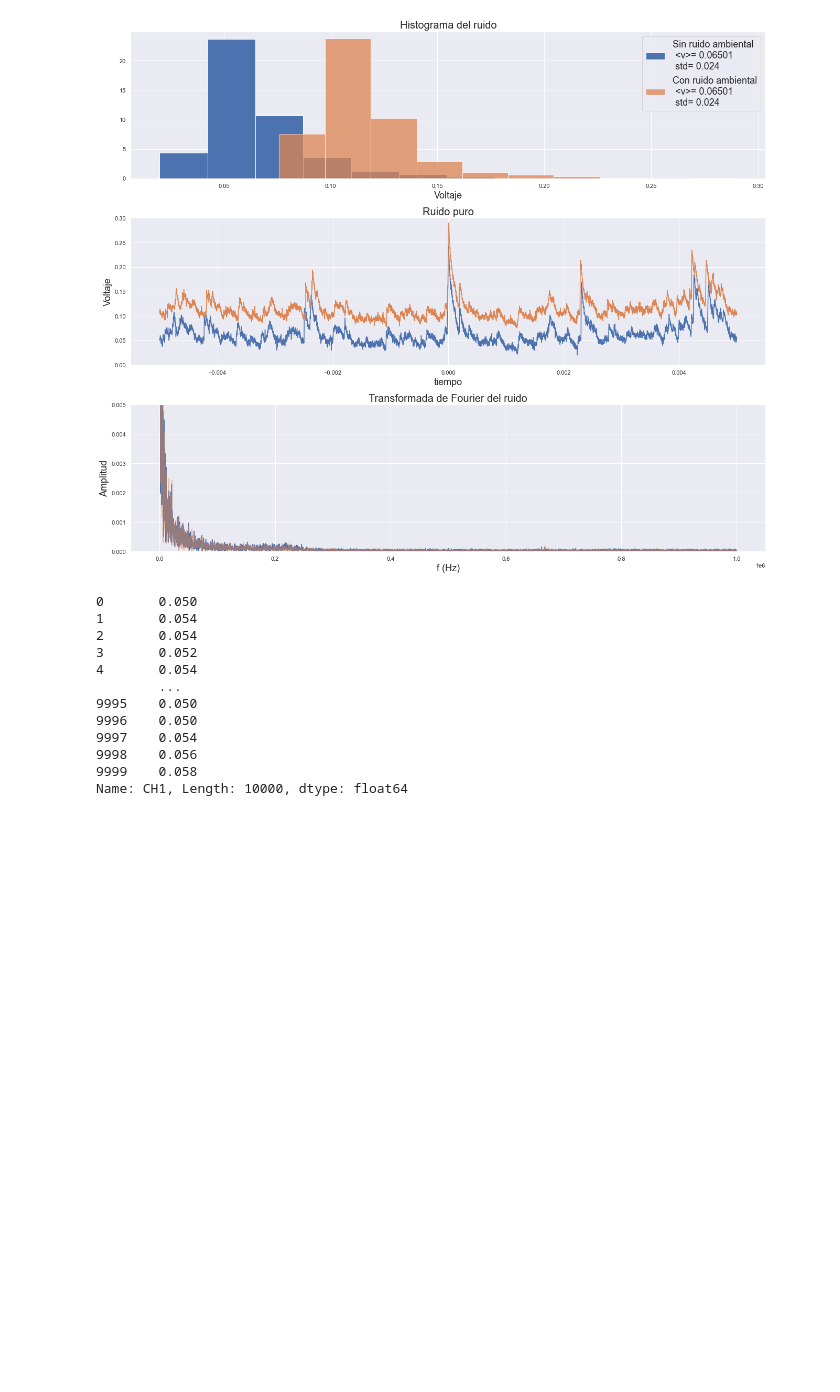
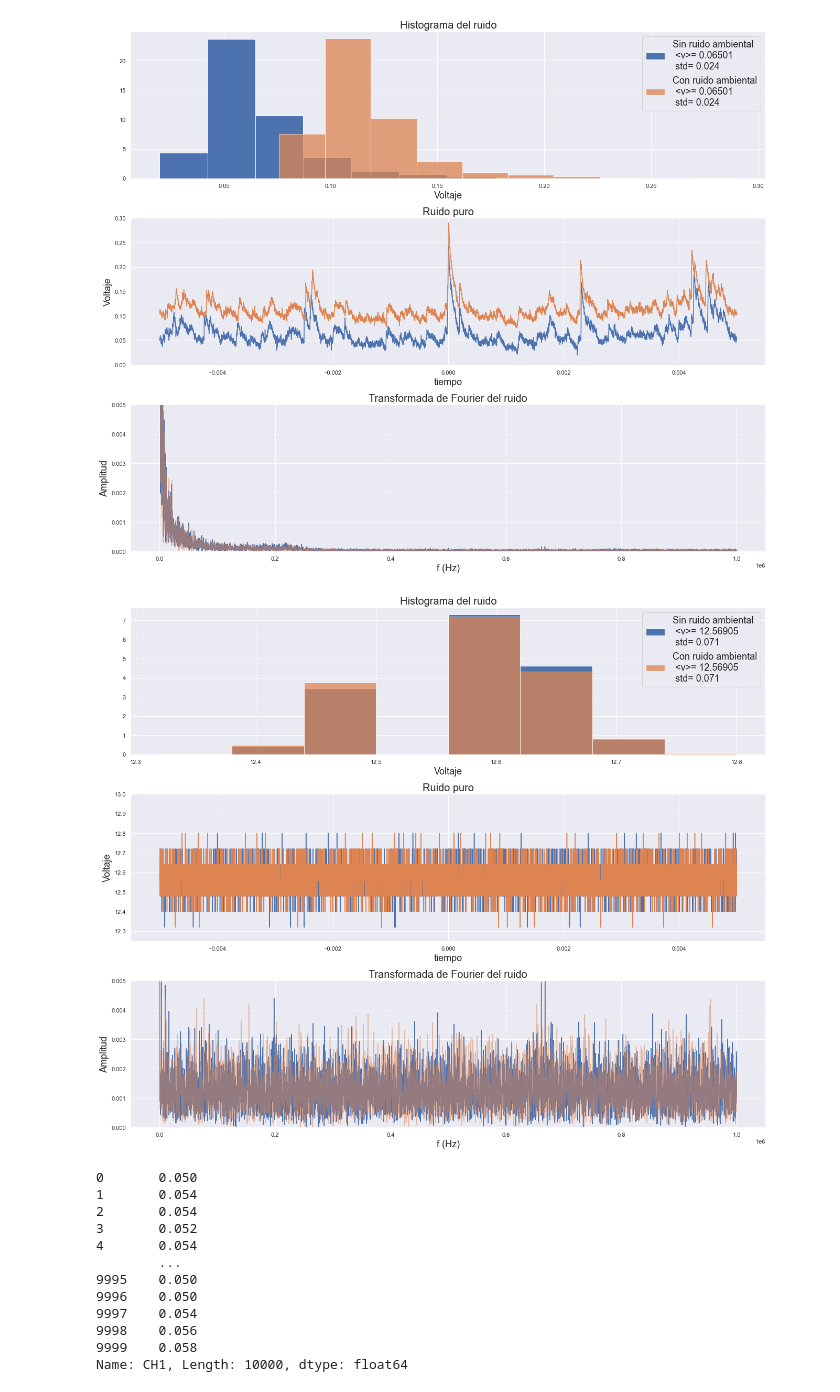
Before and after one commit to judasaca/tesis, a Jupyter notebook: datos_y_analisis/intento_2.ipynb, the cells around one changed output. Saved outputs shown, nothing was run; the diff lists cells and outputs as text; code cells hidden in the pictures; blank space fills up the shorter version.

```diff
--- a/datos_y_analisis/intento_2.ipynb
+++ b/datos_y_analisis/intento_2.ipynb
@@ -170,6 +169,15 @@ descripcion_dual(datos_sin_ruido,
 9999    0.058
 Name: CH1, Length: 10000, dtype: float64
 [figure]
+# %%
+datos_sin_ruido = pd.read_csv("datos_deteccion_directa_intento_2/he_ne_con_ruido.csv")
+datos_con_ruido = pd.read_csv("datos_deteccion_directa_intento_2/he_ne_sin_ruido.csv")
+descripcion_dual(datos_sin_ruido,
+                 datos_con_ruido,
+                 bins=8,
+                 ylim_serie_temporal=(12.25, 13), ylim_serie_frecuencias=(0,0.005), invertir=False)
+# %% [output]
+[figure, added]
 # %%
 pd.read_csv("datos_deteccion_directa_intento_2/pseudo_termica_con_ruido.csv")["CH1"]
 # %% [output]
```
Also changed, not shown: parts of 2 cells of this notebook, 3 other files.
